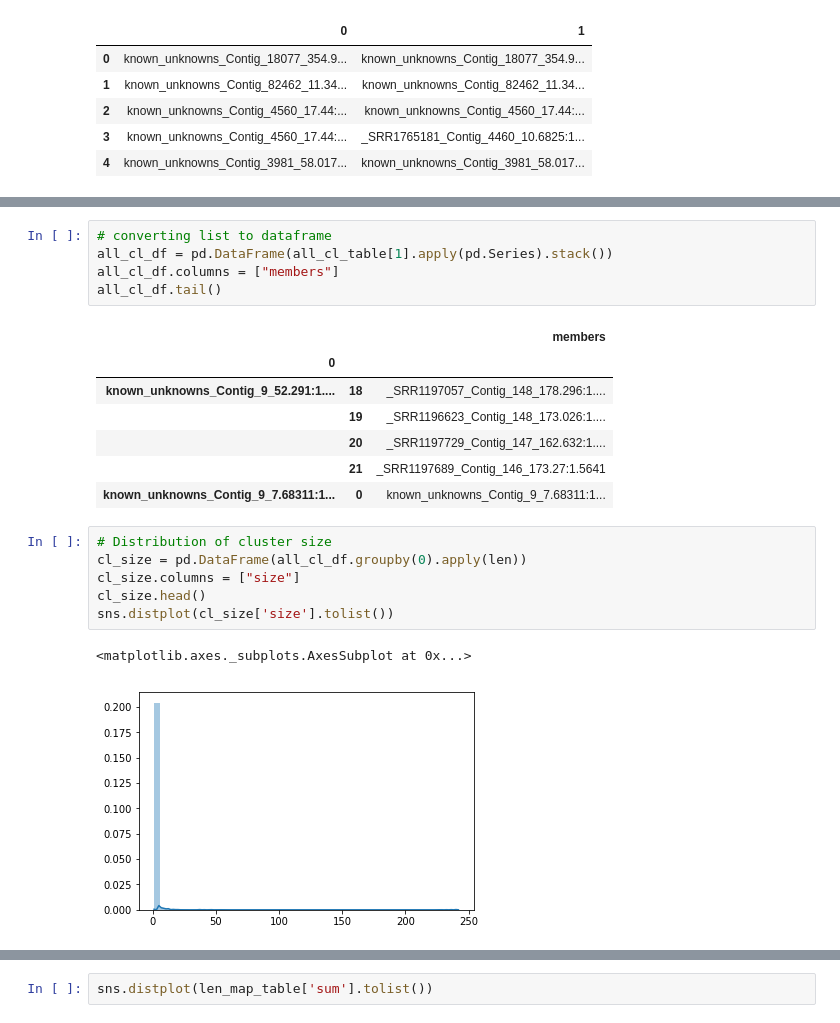
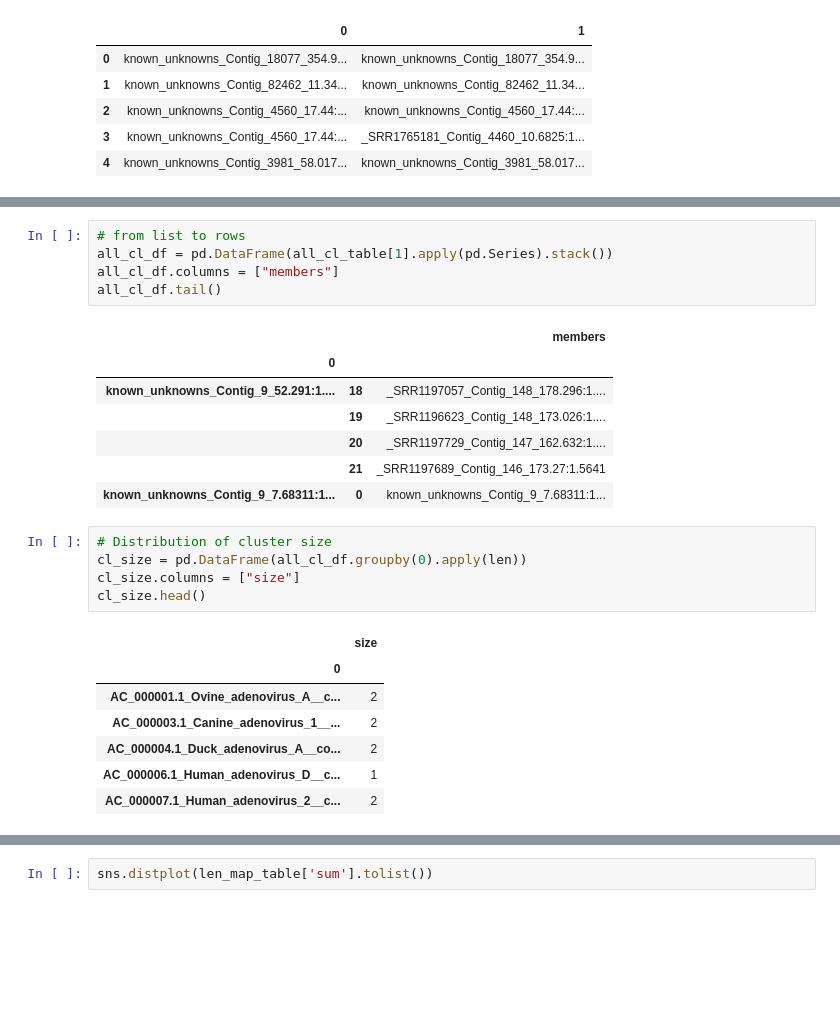
Before and after one commit to NCBI-Hackathons/VirusDiscoveryProject, a Jupyter notebook: Phylo/cluster_analyses.ipynb, the cells around one changed output, grey strips where cells are left out. Drawn from its saved outputs; the diff is of its cells as text; blank space fills up the shorter version.

```diff
--- a/Phylo/cluster_analyses.ipynb
+++ b/Phylo/cluster_analyses.ipynb
@@ -35,5 +35,5 @@ all_cl_table.head()
 # %%
-# converting list to dataframe
+# from list to rows
 all_cl_df = pd.DataFrame(all_cl_table[1].apply(pd.Series).stack())
 all_cl_df.columns = ["members"]
 all_cl_df.tail()
@@ -48,10 +48,14 @@ all_cl_df.tail()
 # %%
 # Distribution of cluster size
 cl_size = pd.DataFrame(all_cl_df.groupby(0).apply(len))
 cl_size.columns = ["size"]
 cl_size.head()
-sns.distplot(cl_size['size'].tolist())
 # %% [output]
-<matplotlib.axes._subplots.AxesSubplot at 0x...>
-[figure, removed]
+|  | size |
+| 0 |  |
+| AC_000001.1_Ovine_adenovirus_A__c... | 2 |
+| AC_000003.1_Canine_adenovirus_1__... | 2 |
+| AC_000004.1_Duck_adenovirus_A__co... | 2 |
+| AC_000006.1_Human_adenovirus_D__c... | 1 |
+| AC_000007.1_Human_adenovirus_2__c... | 2 |
 # %%
```
Also changed, not shown: parts of 15 cells of this notebook.
